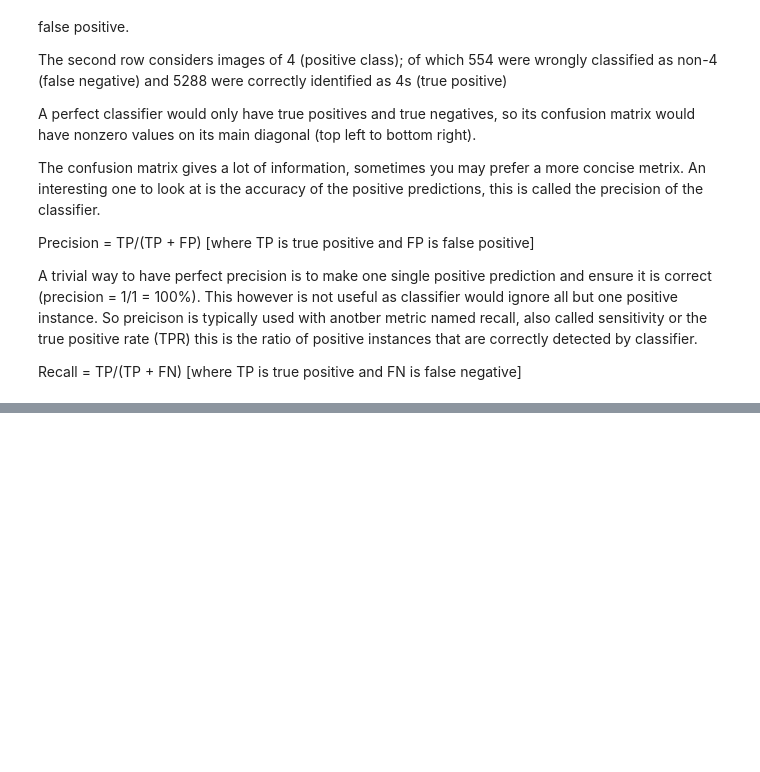
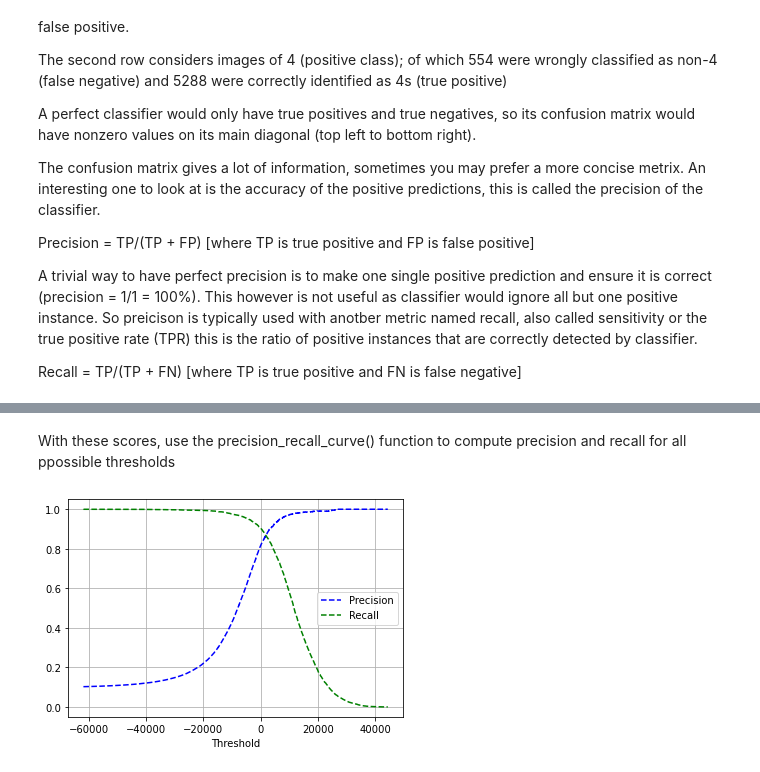
Before and after one commit to rishabhrao12/machine-learning, a Jupyter notebook: Part1-MachineLearning/Ch03-Classification/Classification.ipynb, the cells around one changed output, grey strips where cells are left out. Saved outputs shown, nothing was run; the diff lists cells and outputs as text; code cells hidden in the pictures; blank space fills up the shorter version.

```diff
--- a/Part1-MachineLearning/Ch03-Classification/Classification.ipynb
+++ b/Part1-MachineLearning/Ch03-Classification/Classification.ipynb
@@ -210,0 +275,19 @@ Recall = TP/(TP + FN) [where TP is true positive and FN is false negative]
+# %%
+y_scores = cross_val_predict(sgd_clf, X_train, y_train_4, cv=3, method="decision_function")
+# %% [markdown]
+With these scores, use the precision_recall_curve() function to compute precision and recall for all ppossible thresholds
+# %%
+from sklearn.metrics import precision_recall_curve
+precisions, recalls, thresholds = precision_recall_curve(y_train_4, y_scores)
+# %%
+def plot_precision_recall_vs_threshold(precisions, recalls, thresholds):
+    plt.plot(thresholds, precisions[:-1], "b--", label="Precision")
+    plt.plot(thresholds, recalls[:-1], "g--", label="Recall")
+    plt.xlabel("Threshold")
+    plt.legend()
+    plt.grid()
+
+plot_precision_recall_vs_threshold(precisions, recalls, thresholds)
+plt.show();
+# %% [output]
+[figure, added]
```
Also changed, not shown: parts of 37 cells of this notebook.
